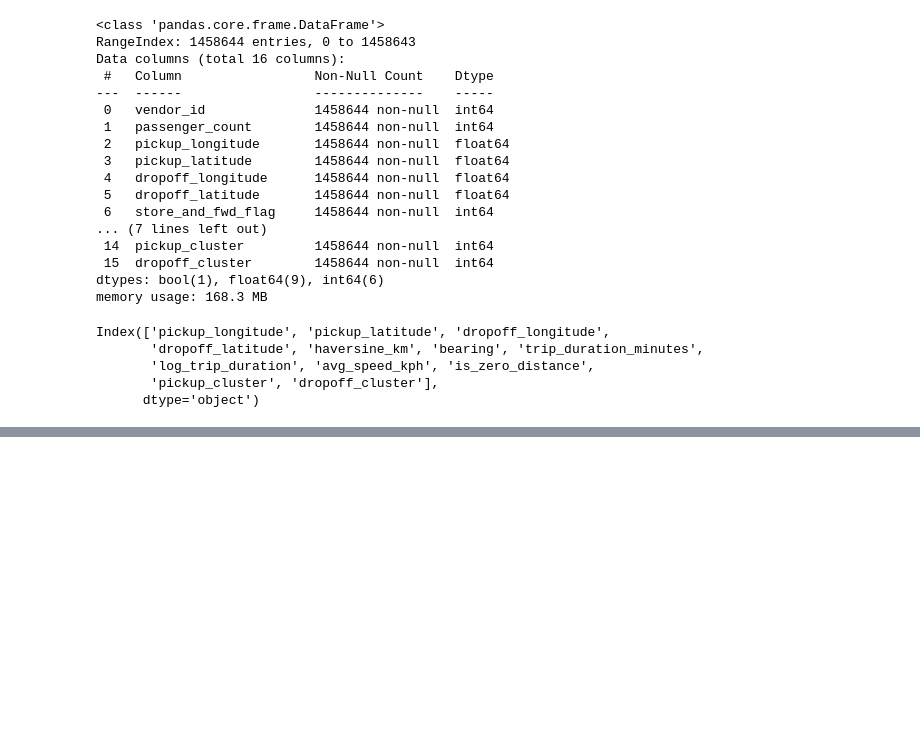
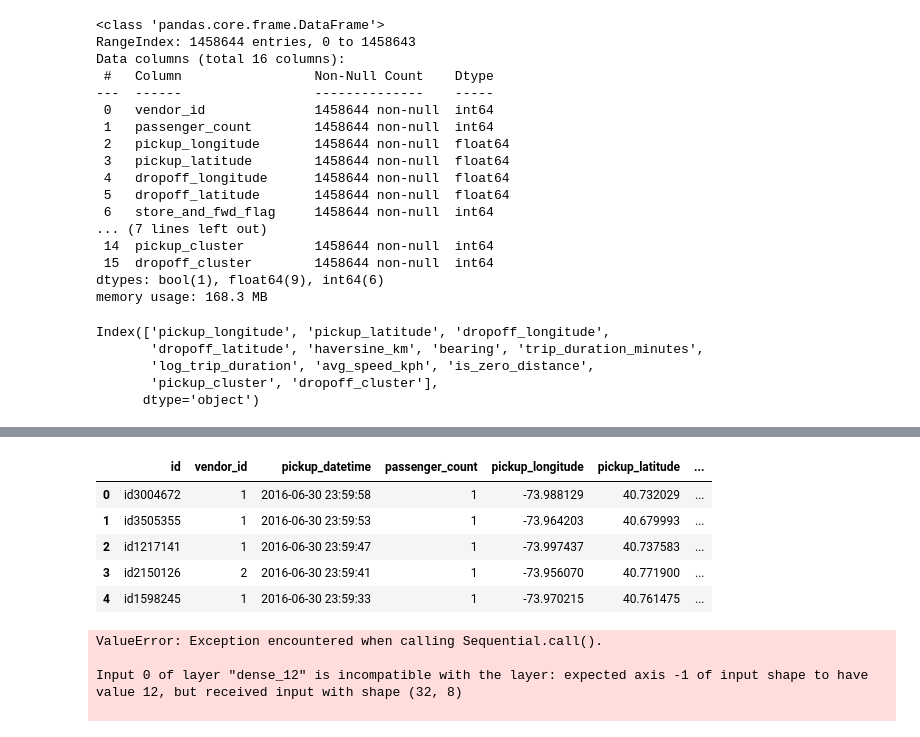
Before and after one commit to longle0702/nyc-taxi-trip-duration, a Jupyter notebook: get-ur-funky-soul.ipynb, the cells around one changed output, grey strips where cells are left out. Drawn from its saved outputs; the diff is of its cells as text; code cells hidden in the pictures; blank space fills up the shorter version.

Commit message:
Data Analysis Updated

```diff
--- a/get-ur-funky-soul.ipynb
+++ b/get-ur-funky-soul.ipynb
@@ -126,0 +135,12 @@ print("Test RMSLE:", rmsle_score)
+# %%
+test_df = pd.read_csv(r'/home/long/longdata/kaggle compe/dataset/test.csv')
+df = pd.read_csv(r'/home/long/longdata/kaggle compe/dataset/num_df.csv')
+scaler = StandardScaler()
+test_df.head()
+# %% [output]
+|  | id | vendor_id | pickup_datetime | passenger_count | pickup_longitude | pickup_latitude | ... |
+| 0 | id3004672 | 1 | 2016-06-30 23:59:58 | 1 | -73.988129 | 40.732029 | ... |
+| 1 | id3505355 | 1 | 2016-06-30 23:59:53 | 1 | -73.964203 | 40.679993 | ... |
+| 2 | id1217141 | 1 | 2016-06-30 23:59:47 | 1 | -73.997437 | 40.737583 | ... |
+| 3 | id2150126 | 2 | 2016-06-30 23:59:41 | 1 | -73.956070 | 40.771900 | ... |
+| 4 | id1598245 | 1 | 2016-06-30 23:59:33 | 1 | -73.970215 | 40.761475 | ... |
@@ -126,0 +150,67 @@ print("Test RMSLE:", rmsle_score)
+# %%
+from sklearn.cluster import KMeans
+from sklearn.metrics import mean_squared_log_error
+from tensorflow.keras.models import load_model
+
+def haversine(lat1, lon1, lat2, lon2):
+    R = 6371
+    phi1, phi2 = np.radians(lat1), np.radians(lat2)
+    dphi = np.radians(lat2 - lat1)
+    dlambda = np.radians(lon2 - lon1)
+    a = np.sin(dphi / 2)**2 + np.cos(phi1) * np.cos(phi2) * np.sin(dlambda / 2)**2
+    return R * 2 * np.arcsin(np.sqrt(a))
+
+def bearing(lat1, lon1, lat2, lon2):
+    dLon = np.radians(lon2 - lon1)
+    lat1 = np.radians(lat1)
+    lat2 = np.radians(lat2)
+    x = np.sin(dLon) * np.cos(lat2)
+    y = np.cos(lat1)*np.sin(lat2) - np.sin(lat1)*np.cos(lat2)*np.cos(dLon)
+    return (np.degrees(np.arctan2(x, y)) + 360) % 360
+
+test_df['pickup_datetime'] = pd.to_datetime(test_df['pickup_datetime'])
+test_df['haversine_km'] = haversine(test_df['pickup_latitude'], test_df['pickup_longitude'],
+                                    test_df['dropoff_latitude'], test_df['dropoff_longitude'])
+test_df['bearing'] = bearing(test_df['pickup_latitude'], test_df['pickup_longitude'],
+                             test_df['dropoff_latitude'], test_df['dropoff_longitude'])
+
+pickup_coords = df[['pickup_latitude', 'pickup_longitude']].dropna()
+dropoff_coords = df[['dropoff_latitude', 'dropoff_longitude']].dropna()
+
+pickup_kmeans = KMeans(n_clusters=10, random_state=42).fit(pickup_coords)
+dropoff_kmeans = KMeans(n_clusters=10, random_state=42).fit(dropoff_coords)
+
+test_df['pickup_cluster'] = pickup_kmeans.predict(test_df[['pickup_latitude', 'pickup_longitude']])
+test_df['dropoff_cluster'] = dropoff_kmeans.predict(test_df[['dropoff_latitude', 'dropoff_longitude']])
+
+feature_columns = ['pickup_latitude', 'pickup_longitude', 'dropoff_latitude', 'dropoff_longitude',
+                   'haversine_km', 'bearing', 'pickup_cluster', 'dropoff_cluster']
+scaler = StandardScaler()
+scaler.fit(df[feature_columns])
+
+x_test_scaled = scaler.transform(test_df[feature_columns])
+def rmsle(y_true, y_pred):
+    y_true = tf.cast(y_true, tf.float32)
+    y_pred = tf.cast(y_pred, tf.float32)
+    y_true = tf.clip_by_value(y_true, 1e-7, tf.reduce_max(y_true))
+    y_pred = tf.clip_by_value(y_pred, 1e-7, tf.reduce_max(y_pred))
+    log_true = tf.math.log(y_true + 1.0)
+    log_pred = tf.math.log(y_pred + 1.0)
+    return tf.sqrt(tf.reduce_mean(tf.square(log_pred - log_true)))
+
+model = load_model(
+    r'/home/long/longdata/kaggle compe/nyc-taxi-trip-duration/bully-maguire.keras',
+    custom_objects={'rmsle': rmsle}
+)
+y_pred = model.predict(x_test_scaled)
+
+test_predictions = pd.DataFrame({
+    'predictions': y_pred.flatten()
+})
+
+test_predictions.to_csv('test_pred.csv', index=False)
+# %% [output]
+ValueError: Exception encountered when calling Sequential.call().
+
+Input 0 of layer "dense_12" is incompatible with the layer: expected axis -1 of input shape to have value 12, but received input with shape (32, 8)
+
```
Also changed, not shown: parts of 10 cells of this notebook, 3 other files.
